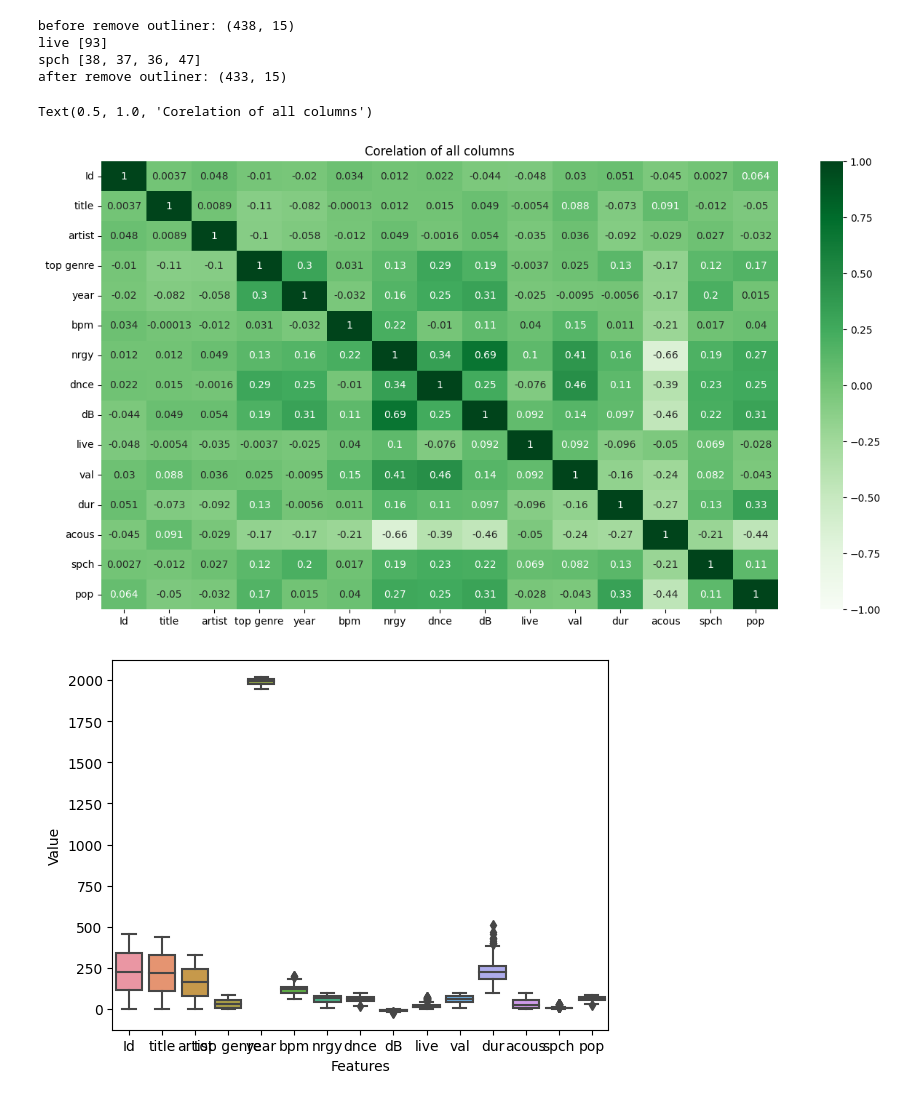
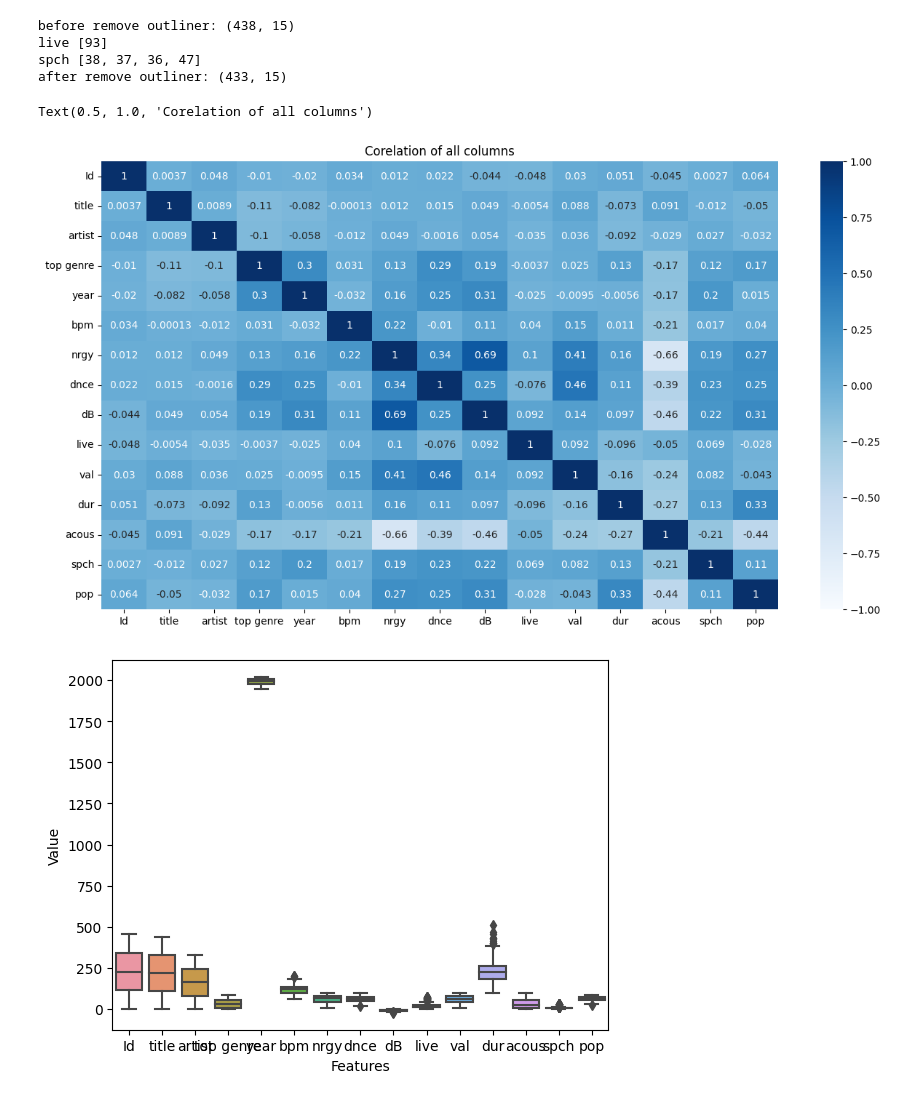
Before and after one commit to GraceCWY/imbalance-data-regression, a Jupyter notebook: regression_grace_14Feb_1529.ipynb, the cells around one changed output. Saved outputs shown, nothing was run; the diff lists cells and outputs as text; code cells hidden in the pictures.

```diff
--- a/regression_grace_14Feb_1529.ipynb
+++ b/regression_grace_14Feb_1529.ipynb
@@ -21,7 +23,7 @@ trainData = pd.read_csv('CS98XRegressionTrain.csv')
 trainData = pd.DataFrame(trainData)
 
 
-testData = pd.read_csv('CS98XRegressionTest.csv')
+testData = pd.read_csv('CS98XRegressionTest_m.csv')
 testData = pd.DataFrame(testData)
 
 #print(wholeList)
@@ -157,12 +166,12 @@ after remove outliner: (433, 15)
 # %%
 # corelation before remove outliner
 corelation = trainDataClean.corr()
 fig, ax = plt.subplots(figsize=(15,8))
-sns.heatmap(trainDataClean.corr(), center=0, cmap='Greens',vmin=-1, vmax=1, annot=True)
+sns.heatmap(trainDataClean.corr(), center=0, cmap='Blues',vmin=-1, vmax=1, annot=True)
 ax.set_title('Corelation of all columns')
 # %% [output]
 Text(0.5, 1.0, 'Corelation of all columns')
-[figure, old version]
+[figure, new version]
 # %%
 sns.boxplot(data=trainDataClean)
 plt.xlabel('Features')
```
Also changed, not shown: parts of 17 cells of this notebook, 7 other files.
